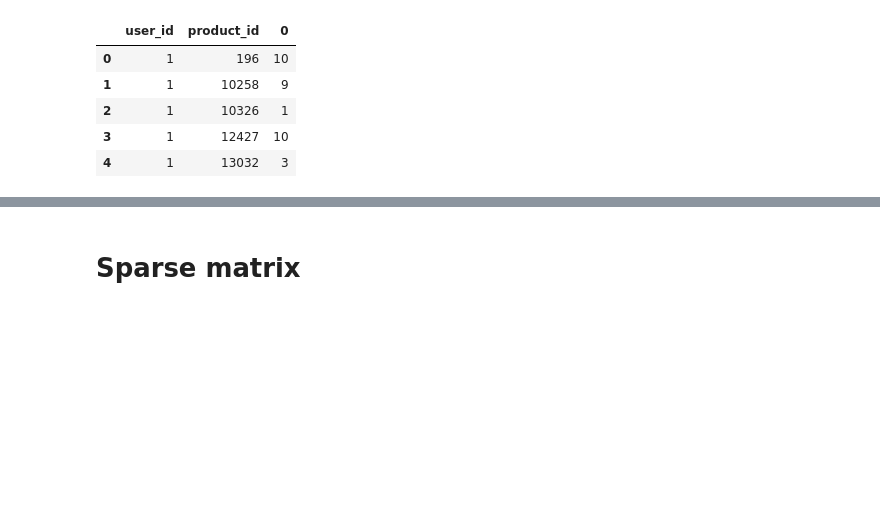
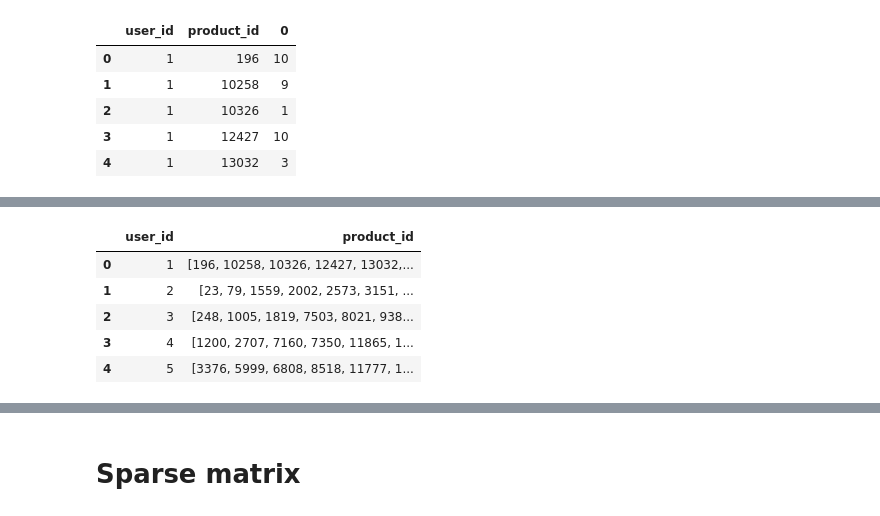
Before and after one commit to paw-lu/Instacart-data, a Jupyter notebook: Recommender/SVD-v2.ipynb, the cells around one changed output, grey strips where cells are left out. Saved outputs shown, nothing was run; the diff lists cells and outputs as text; code cells hidden in the pictures; blank space fills up the shorter version.

```diff
--- a/Recommender/SVD-v2.ipynb
+++ b/Recommender/SVD-v2.ipynb
@@ -155,0 +167,11 @@ user_products__prior = pd.read_csv('user_products__prior.csv')
+# %%
+prev_product = user_products__prior[['user_id', 'product_id']]
+prev_product = prev_product.groupby('user_id')['product_id'].apply(list).reset_index()
+prev_product.head()
+# %% [output]
+|  | user_id | product_id |
+| 0 | 1 | [196, 10258, 10326, 12427, 13032,... |
+| 1 | 2 | [23, 79, 1559, 2002, 2573, 3151, ... |
+| 2 | 3 | [248, 1005, 1819, 7503, 8021, 938... |
+| 3 | 4 | [1200, 2707, 7160, 7350, 11865, 1... |
+| 4 | 5 | [3376, 5999, 6808, 8518, 11777, 1... |
```
Also changed, not shown: parts of 28 cells of this notebook, 1 other file.
